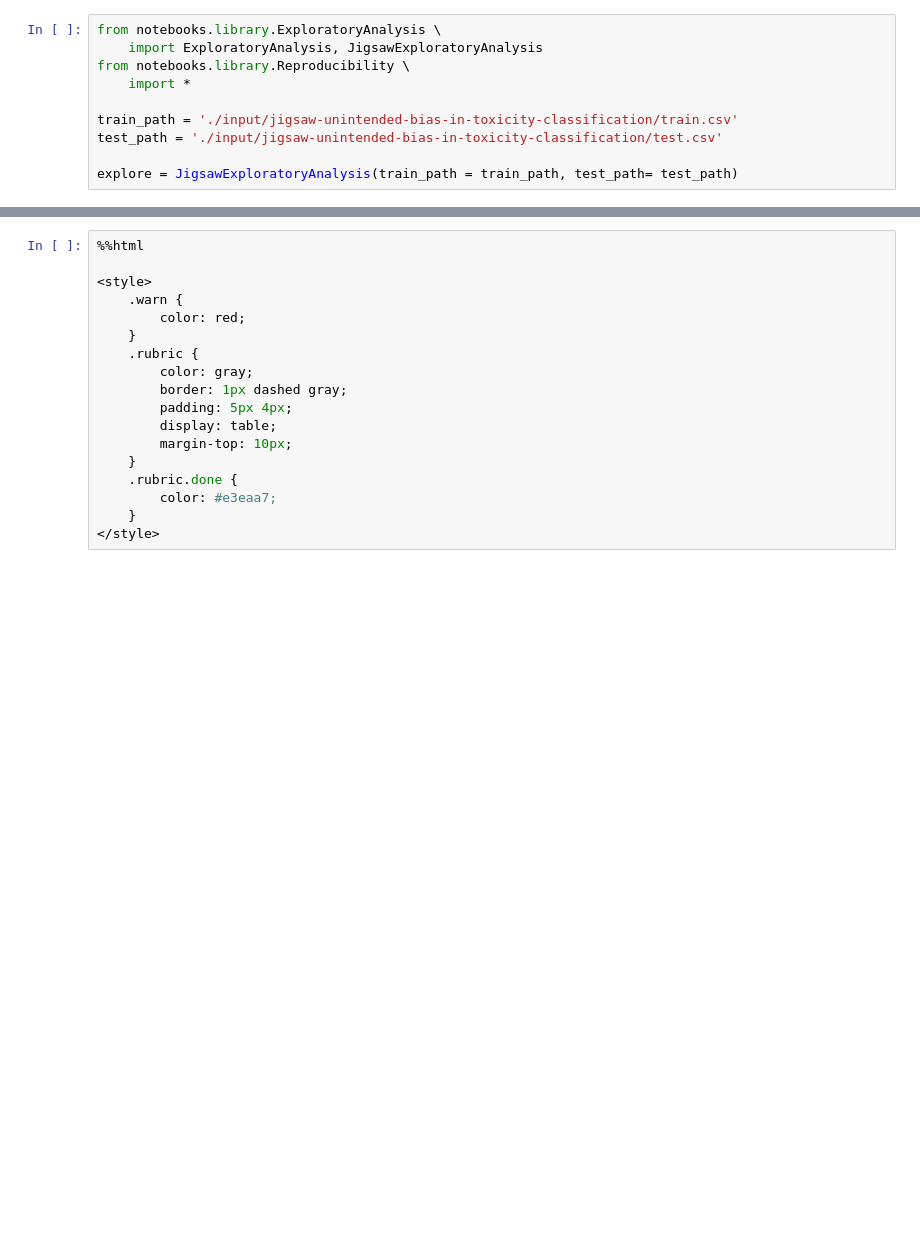
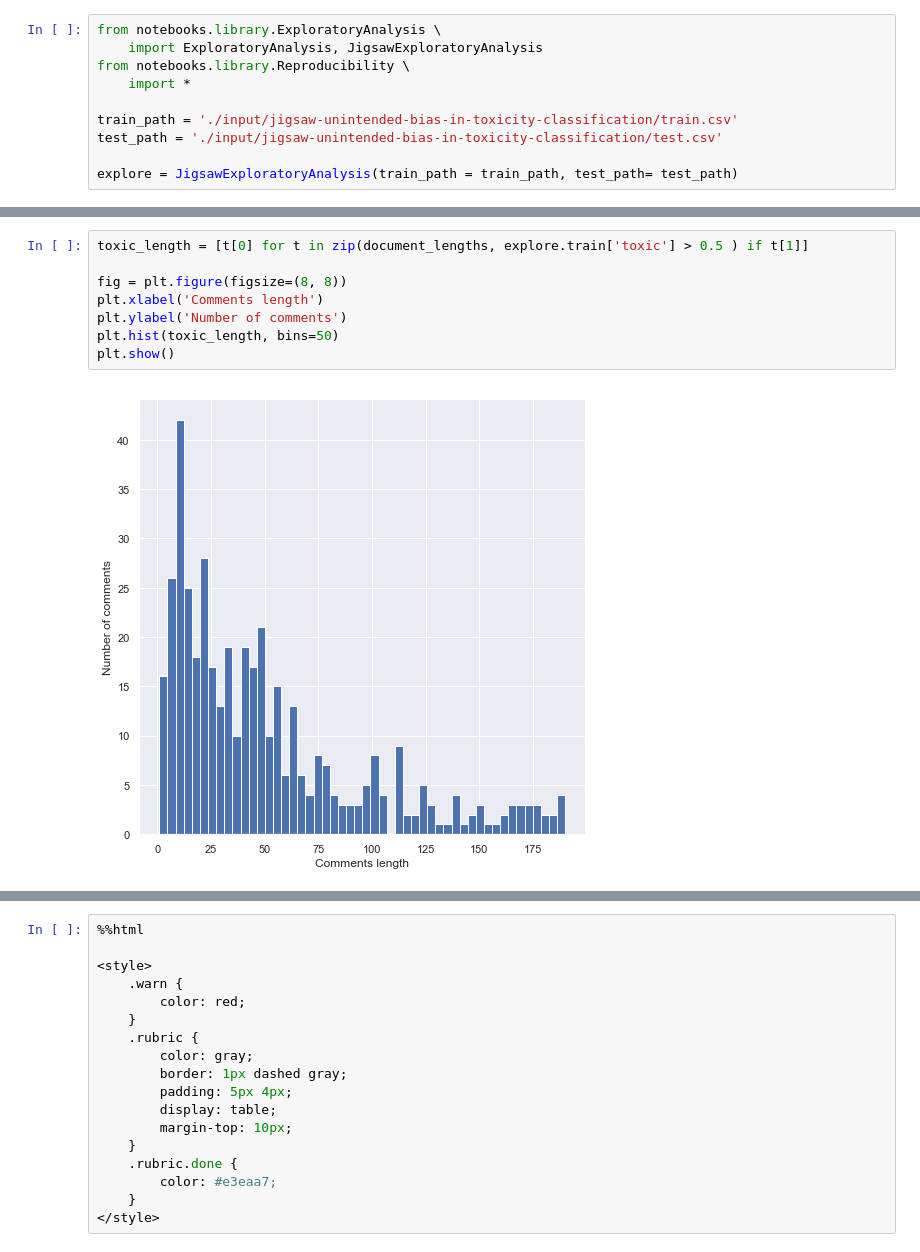
Before and after one commit to gromag/Machine-Learning-Engineer-Capstone-Project-Udacity, a Jupyter notebook: Captone Project.ipynb, the cells around one changed output, grey strips where cells are left out. Saved outputs shown, nothing was run; the diff lists cells and outputs as text; blank space fills up the shorter version.

```diff
--- a/Captone Project.ipynb
+++ b/Captone Project.ipynb
@@ -124,0 +248,10 @@ explore.describe_train()[["target"]]
+# %%
+toxic_length = [t[0] for t in zip(document_lengths, explore.train['toxic'] > 0.5 ) if t[1]]
+
+fig = plt.figure(figsize=(8, 8))
+plt.xlabel('Comments length')
+plt.ylabel('Number of comments')
+plt.hist(toxic_length, bins=50)
+plt.show()
+# %% [output]
+[figure, added]
```
Also changed, not shown: parts of 29 cells of this notebook.
